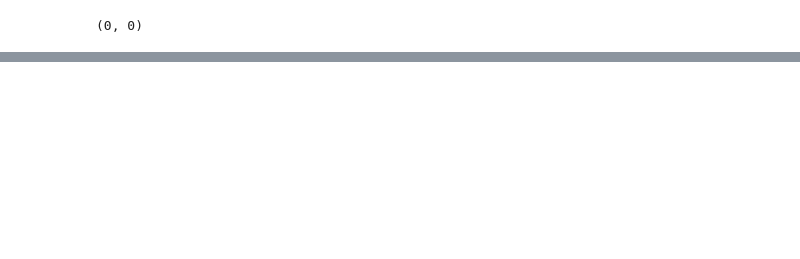
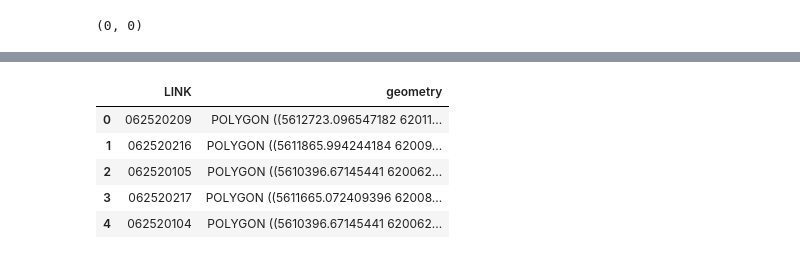
Before and after one commit to alephcero/thesis, a Jupyter notebook: src/crearCartografiaAGBA.ipynb, the cells around one changed output, grey strips where cells are left out. Drawn from its saved outputs; the diff is of its cells as text; code cells hidden in the pictures; blank space fills up the shorter version.

```diff
--- a/src/crearCartografiaAGBA.ipynb
+++ b/src/crearCartografiaAGBA.ipynb
@@ -446,0 +405,19 @@ intercepDissolve.reset_index().to_file('intercept')
+# %%
+primerLINKid = intercept.LINK.unique()[0]
+for i in intercept.LINK.unique():
+    if i == primerLINKid:
+        dissolve = intercept.loc[intercept.LINK==i,:].dissolve(by='LINK').reset_index()
+    else:
+        try:
+            tmp = intercept.loc[intercept.LINK==i,:].dissolve(by='LINK').reset_index()
+        except:
+            #tomo los intercepts dentro de un radio por su LINK
+            tmp = intercept.loc[intercept.LINK==i,:]
+            #creo el primer elemento de la cascade_union
+            geoConError = tmp.geometry.iloc[0]
+            for i in range(1,tmp.shape[0]):
+                geoConError = shapely.ops.cascaded_union([geoConError,tmp.geometry.iloc[i]])
+            tmp = tmp.iloc[0:1,:].reset_index().drop(['index'],axis=1)
+            tmp['geometry'][0] = geoConError
+
+        dissolve = dissolve.append(tmp)
@@ -446,0 +439,16 @@ intercepDissolve.reset_index().to_file('intercept')
+# %%
+dissolve = gpd.GeoDataFrame(dissolve, geometry="geometry", crs=agba.crs)
+# %%
+dissolve = dissolve.reset_index().drop(['index'],axis=1)
+# %%
+agbaAltaDens = agbaAltaDens.reset_index().drop(['index','DEPTO_NAME','mixYden'],axis=1)
+# %%
+agbaOSM = agbaAltaDens.append(dissolve)
+agbaOSM.head()
+# %% [output]
+|  | LINK | geometry |
+| 0 | 062520209 | POLYGON ((5612723.096547182 62011... |
+| 1 | 062520216 | POLYGON ((5611865.994244184 62009... |
+| 2 | 062520105 | POLYGON ((5610396.67145441 620062... |
+| 3 | 062520217 | POLYGON ((5611665.072409396 62008... |
+| 4 | 062520104 | POLYGON ((5610396.67145441 620062... |
```
Also changed, not shown: parts of 40 cells of this notebook, 8 other files.
